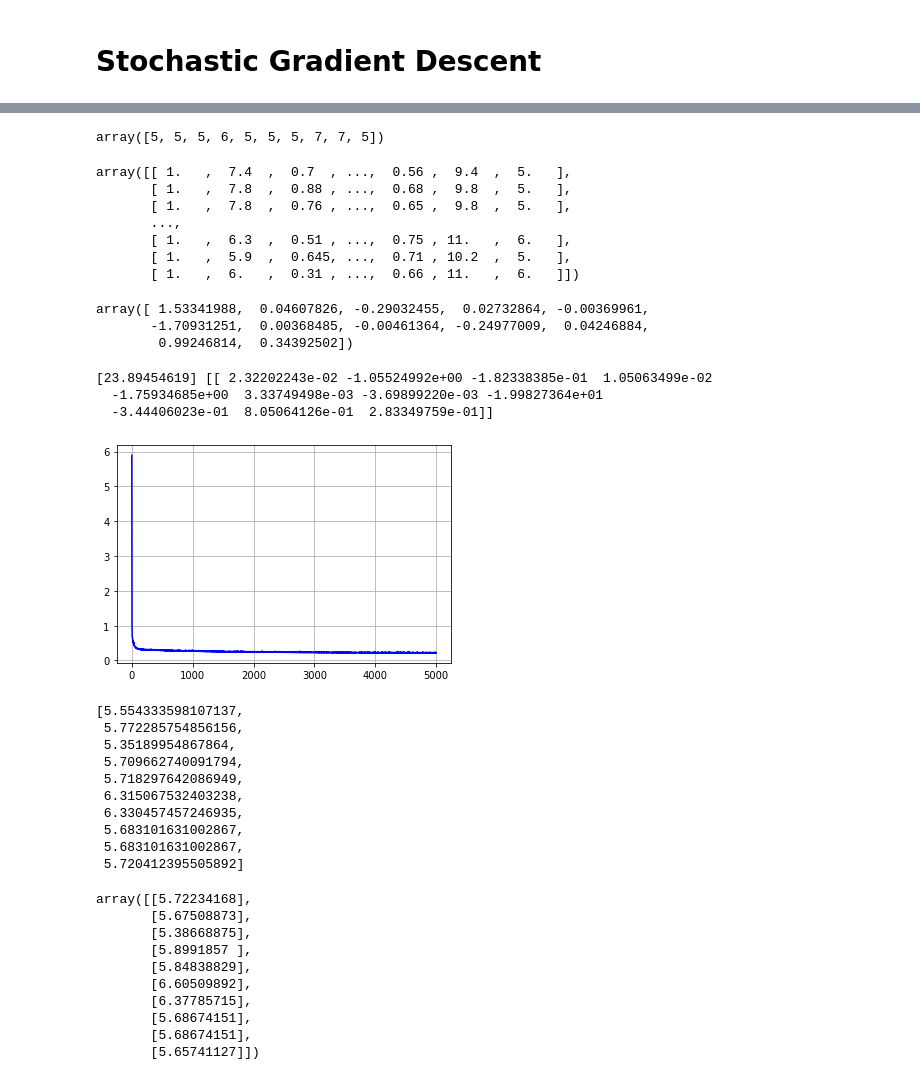
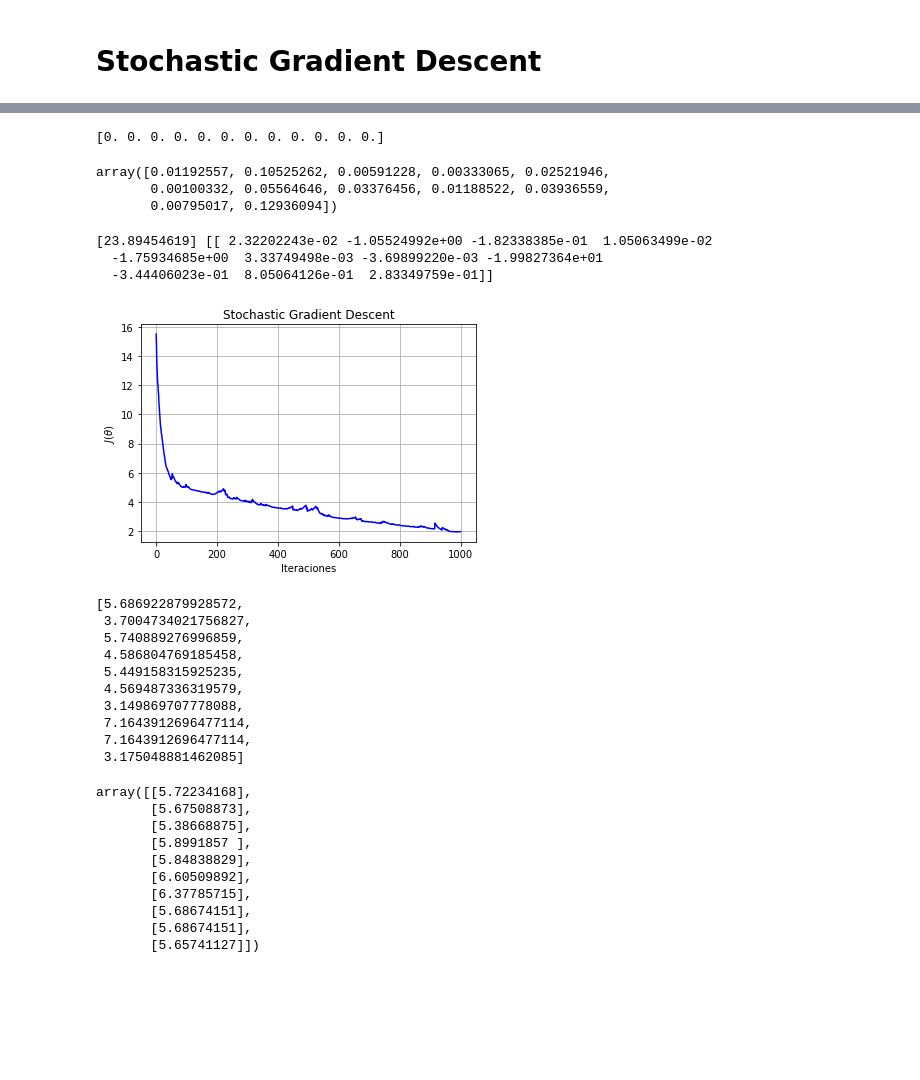
Before and after one commit to EmirBurgosPaz/Machine_learning, a Jupyter notebook: Tarea/multiple_linear_regression_red_wine.ipynb, the cells around one changed output, grey strips where cells are left out. Cells and saved outputs as stored; diff of their text form; code cells hidden in the pictures; blank space fills up the shorter version.

```diff
--- a/Tarea/multiple_linear_regression_red_wine.ipynb
+++ b/Tarea/multiple_linear_regression_red_wine.ipynb
@@ -176,20 +183,19 @@ plt.show()
 # %%
 number_of_features = x_train.shape[1]
 
-theta_batch = np.random.randn(number_of_features)
+theta_batch = np.ones(number_of_features)
 print(theta_batch)
 
 eta = 0.0001
-n_iter = 15000
+n_iter = 20000
 m = x_train.shape[0]
 
 
-j = np.zeros(n_iter)
+j_batch = np.zeros(n_iter)
 
 for i in range(n_iter):
-    j[i] = (1/(2*m))* (((x_train @ theta_batch)  - y_train)**2).sum()
     theta_batch = theta_batch - eta*(1/m * (x_train.T.dot((np.dot(x_train, theta_batch))  - y_train)))
-
+    j_batch[i] = (1/(2*m))* np.square((np.dot(x_train, theta_batch)  - y_train)).sum()
 
 theta_batch
 # %% [output]
@@ -281,47 +276,31 @@ array([[ 1.   ,  7.4  ,  0.7  , ...,  3.51 ,  0.56 ,  9.4  ],
-# %%
-y_train[:10]
-# %% [output]
-array([5, 5, 5, 6, 5, 5, 5, 7, 7, 5])
-# %%
-data_stoch =  data.loc[:, ].to_numpy()
-
-ones = np.ones([data_stoch.shape[0],1])
-data_stoch = np.concatenate((ones,data_stoch),axis=1)
-data_stoch
-# %% [output]
-array([[ 1.   ,  7.4  ,  0.7  , ...,  0.56 ,  9.4  ,  5.   ],
-       [ 1.   ,  7.8  ,  0.88 , ...,  0.68 ,  9.8  ,  5.   ],
-       [ 1.   ,  7.8  ,  0.76 , ...,  0.65 ,  9.8  ,  5.   ],
-       ...,
-       [ 1.   ,  6.3  ,  0.51 , ...,  0.75 , 11.   ,  6.   ],
-       [ 1.   ,  5.9  ,  0.645, ...,  0.71 , 10.2  ,  5.   ],
-       [ 1.   ,  6.   ,  0.31 , ...,  0.66 , 11.   ,  6.   ]])
 # %%
 number_of_features = x_train.shape[1]
 
-theta_stoch =  np.random.randn(number_of_features)
-colums = [0,1,2,3,4,5,6,7,8,9,10,11]
+theta_stoch =  np.zeros(number_of_features)
+
+print(theta_stoch)
 
 eta = 0.01
-n_iter = 5000
+n_iter = 1000
 m = x_train.shape[0]
 
-sample = data_stoch[:1278]
 
 j_stoch = np.zeros(n_iter)
 
 for i in range(n_iter):
-    np.random.shuffle(sample)
+    random_indices = np.random.randint(0 ,m -1)
+    x_stoch = x_train[random_indices]
+    y_stoch = y_train[random_indices]
 
-    for vector in sample:
-        theta_stoch = theta_stoch - eta*(1/m * (vector[:12] * ((np.dot(vector[:12], theta_stoch))  - vector[12:])))
-    j_stoch[i] = ((1/(2*m))* ((np.dot(x_train,  theta_stoch)  - y_train)**2)).sum()
+    theta_stoch = theta_stoch - eta*(1/m * x_stoch.T.dot(((np.dot(x_stoch, theta_stoch))  - y_stoch)))
+    j_stoch[i] = (1/(2*m))* np.square((np.dot(x_train, theta_stoch)  - y_train)).sum()
 
 theta_stoch
 # %% [output]
-array([ 1.53341988,  0.04607826, -0.29032455,  0.02732864, -0.00369961,
-       -1.70931251,  0.00368485, -0.00461364, -0.24977009,  0.04246884,
-        0.99246814,  0.34392502])
+[0. 0. 0. 0. 0. 0. 0. 0. 0. 0. 0. 0.]
+array([0.01192557, 0.10525262, 0.00591228, 0.00333065, 0.02521946,
+       0.00100332, 0.05564646, 0.03376456, 0.01188522, 0.03936559,
+       0.00795017, 0.12936094])
 # %%
 print(lm.intercept_, lm.coef_)
 # %% [output]
@@ -329,11 +308,14 @@ print(lm.intercept_, lm.coef_)
   -1.75934685e+00  3.33749498e-03 -3.69899220e-03 -1.99827364e+01
   -3.44406023e-01  8.05064126e-01  2.83349759e-01]]
 # %%
-plt.plot(np.arange(n_iter),j_stoch,"b-")
+plt.plot(np.arange(j_stoch.shape[0]),j_stoch,"b-")
+plt.title('Stochastic Gradient Descent')
+plt.xlabel('Iteraciones')
+plt.ylabel(r"$J(\theta)$")
 plt.grid(True)
 plt.show()
 # %% [output]
-[figure, old version]
+[figure, new version]
 # %%
 prediction_stoch_des = []
 
@@ -341,16 +323,16 @@ for i in range(len(x_test)):
     prediction_stoch_des.append(prediction_raw(theta_stoch, x_test, i))
 prediction_stoch_des[:10]
 # %% [output]
-[5.554333598107137,
- 5.772285754856156,
- 5.35189954867864,
- 5.709662740091794,
- 5.718297642086949,
- 6.315067532403238,
- 6.330457457246935,
- 5.683101631002867,
- 5.683101631002867,
- 5.720412395505892]
+[5.686922879928572,
+ 3.7004734021756827,
+ 5.740889276996859,
+ 4.586804769185458,
+ 5.449158315925235,
+ 4.569487336319579,
+ 3.149869707778088,
+ 7.1643912696477114,
+ 7.1643912696477114,
+ 3.175048881462085]
 # %%
  predictions = lm.predict(x_test)
  predictions[:10]
```
Also changed, not shown: parts of 17 cells of this notebook.
